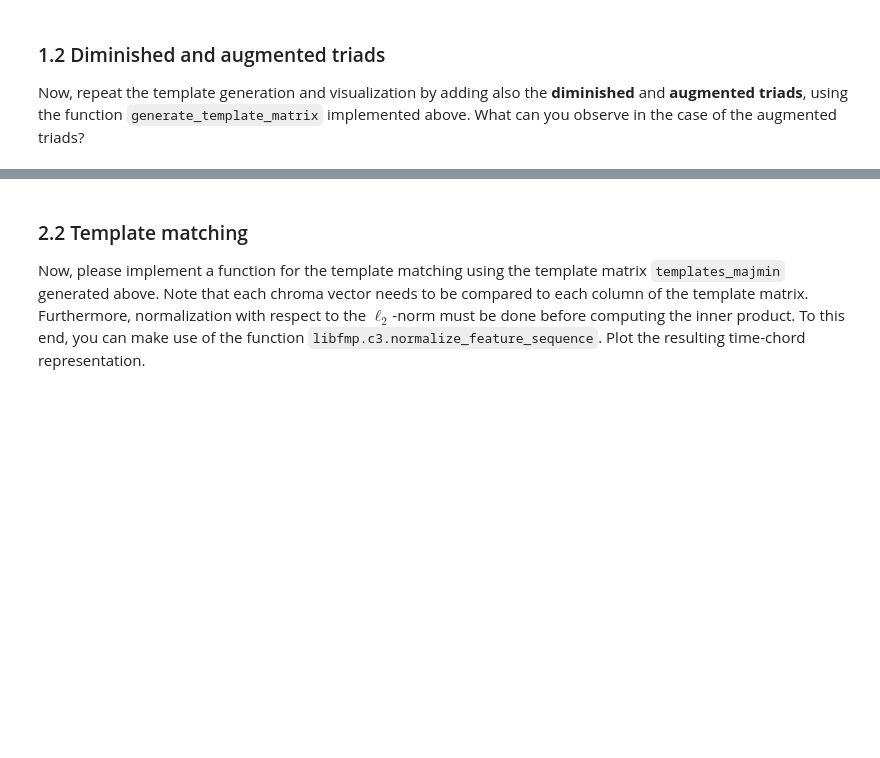
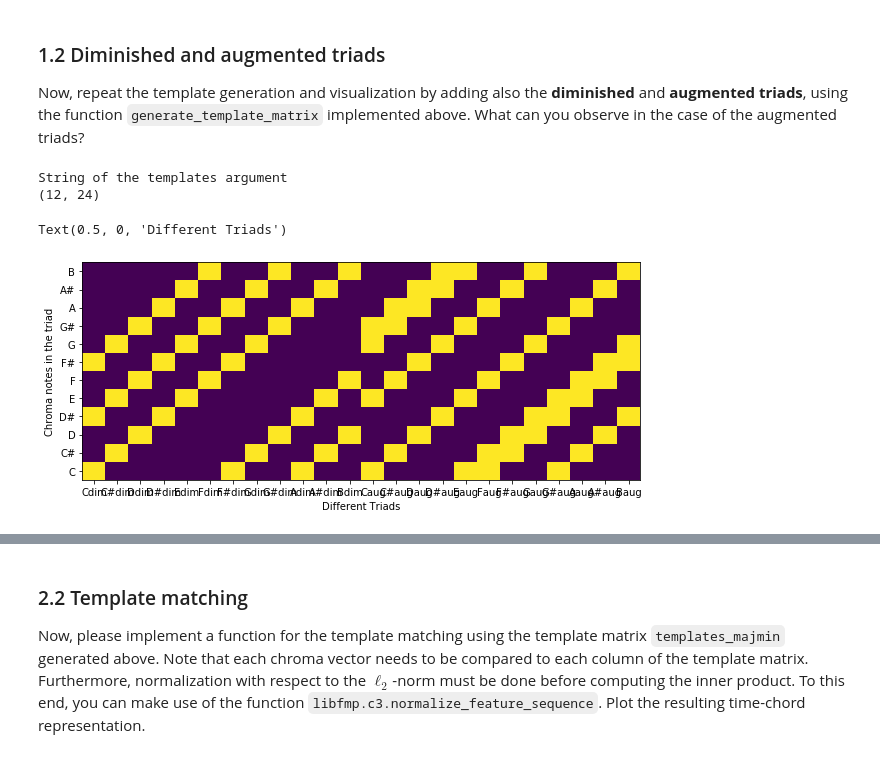
Before and after one commit to marc-philipp-knechtle/mir, a Jupyter notebook: ExerciseMIR/exercise04.ipynb, the cells around one changed output, grey strips where cells are left out. Drawn from its saved outputs; the diff is of its cells as text; code cells hidden in the pictures; blank space fills up the shorter version.

```diff
--- a/ExerciseMIR/exercise04.ipynb
+++ b/ExerciseMIR/exercise04.ipynb
@@ -95,3 +118,28 @@ templates_triads =
+# %%
+## your code here
+template_cdim = np.array([[1, 0, 0, 1, 0, 0, 1, 0, 0, 0, 0, 0]]).T
+template_caug = np.array([[1, 0, 0, 0, 1, 0, 0, 1, 1, 0, 0, 0]]).T
+
+templates_triads = generate_template_matrix(np.concatenate((template_cdim, template_caug), axis=1))
+
+## your code here (plot the matrix)
+fig = plt.figure(figsize=(10, 4))
+chroma_label = ['C', 'C#', 'D', 'D#', 'E', 'F', 'F#', 'G', 'G#', 'A', 'A#', 'B']
+chord_label_dim = [s + 'dim' for s in chroma_label]
+chord_label_aug = [s + 'aug' for s in chroma_label]
+chord_labels = chord_label_dim + chord_label_aug
+
+## your code here (plot the matrix)
+plt.imshow(templates_triads, origin='lower', aspect='auto')
+plt.xticks(np.arange(24), chord_labels)
+plt.yticks(np.arange(12), chroma_label)
+plt.ylabel('Chroma notes in the triad')
+plt.xlabel('Different Triads')
+# %% [output]
+String of the templates argument
+(12, 24)
+Text(0.5, 0, 'Different Triads')
+[figure, added]
 # %% [markdown]
 ## 2. Template-based chord recognition
 
```
Also changed, not shown: parts of 2 cells of this notebook.
